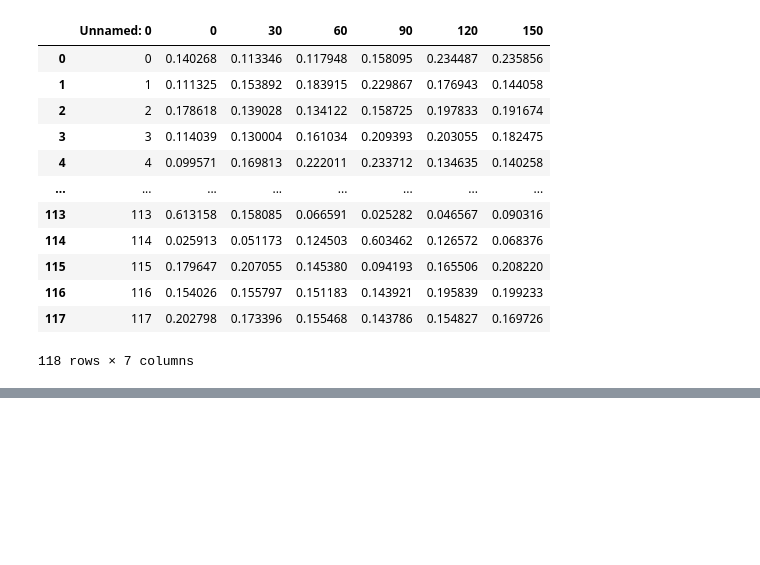
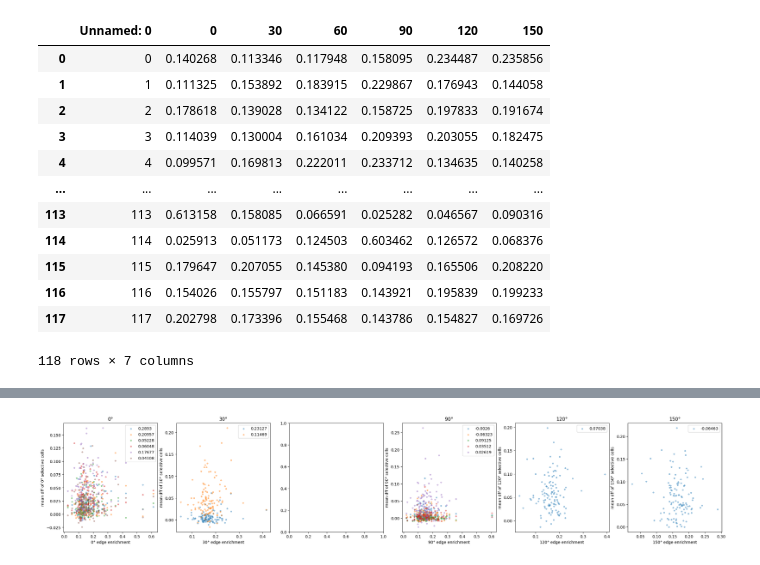
Before and after one commit to nyin01/natural-scene-tuning, a Jupyter notebook: scripts/dff_correlation_analysis.ipynb, the cells around one changed output, grey strips where cells are left out. Drawn from its saved outputs; the diff is of its cells as text; code cells hidden in the pictures; blank space fills up the shorter version.

```diff
--- a/scripts/dff_correlation_analysis.ipynb
+++ b/scripts/dff_correlation_analysis.ipynb
@@ -141,8 +166,3 @@ edge_scores
 | 116 | 116 | 0.154026 | 0.155797 | 0.151183 | 0.143921 | 0.195839 | 0.199233 |
 | 117 | 117 | 0.202798 | 0.173396 | 0.155468 | 0.143786 | 0.154827 | 0.169726 |
 118 rows × 7 columns
-# %%
-for degree in [0, 30, 60, 90, 120, 150]:
-    mean_df_dict[degree] = (mean_df_dict[degree]).T
-
-mean_df_dict[30]
@@ -365,0 +169,17 @@ plt.scatter(edge_score_120, activity_120, marker="o", s=20)
+# %%
+def transpose(dict):
+    transposed={0: [], 30: [], 60: [], 90: [], 120: [], 150: []}
+    for degree in [0, 30, 60, 90, 120, 150]:
+        transposed[degree]=dict[degree].T
+    return transposed
+
+mean_df_dict_one_T=transpose(mean_df_dict_one)
+max_df_dict_one_T=transpose(max_df_dict_one)
+
+mean_df_dict_two_T=transpose(mean_df_dict_two)
+max_df_dict_two_T=transpose(max_df_dict_two)
+# %%
+from scipy.stats import pearsonr
+
+degrees=['0', '30', '60', '90', '120', '150']
+degrees_num=[0, 30, 60, 90, 120, 150]
@@ -365,0 +200,19 @@ plt.scatter(edge_score_120, activity_120, marker="o", s=20)
+# %%
+def generate_fig(dict):
+    fig, axs=plt.subplots(1, len(dict), figsize=(30, 5))
+
+    for i in range(len(dict)):
+        corr_coeff_all=[]
+        for column in dict[degrees_num[i]].columns:
+            axs[i].scatter(edge_scores[degrees[i]], dict[degrees_num[i]][column][:-1], alpha=0.4, s=10)
+            axs[i].set_title(f'{30*i}°')
+            axs[i].set(xlabel = f'{30*i}° edge enrichment', ylabel= f'mean dff of {30*i}° selective cells')
+
+            correlation_coefficient, _ = pearsonr(edge_scores[degrees[i]], dict[degrees_num[i]][column][:-1])
+            corr_coeff_all.append(round(correlation_coefficient, 5))
+
+            axs[i].legend(corr_coeff_all, loc="upper right")
+# %%
+generate_fig(mean_df_dict_one_T)
+# %% [output]
+[figure, added]
```
Also changed, not shown: parts of 32 cells of this notebook.
